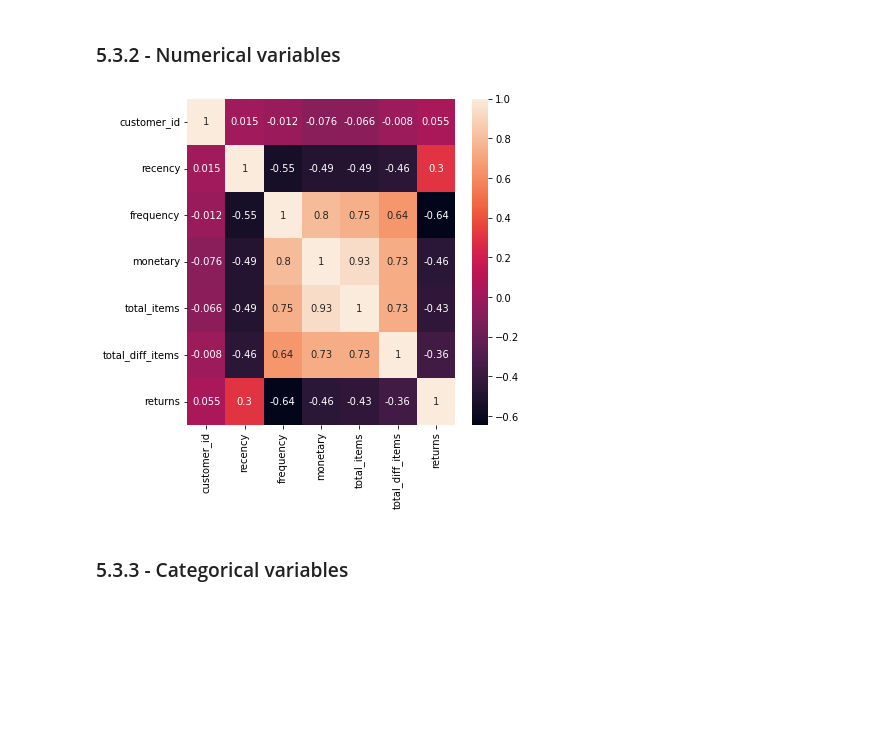
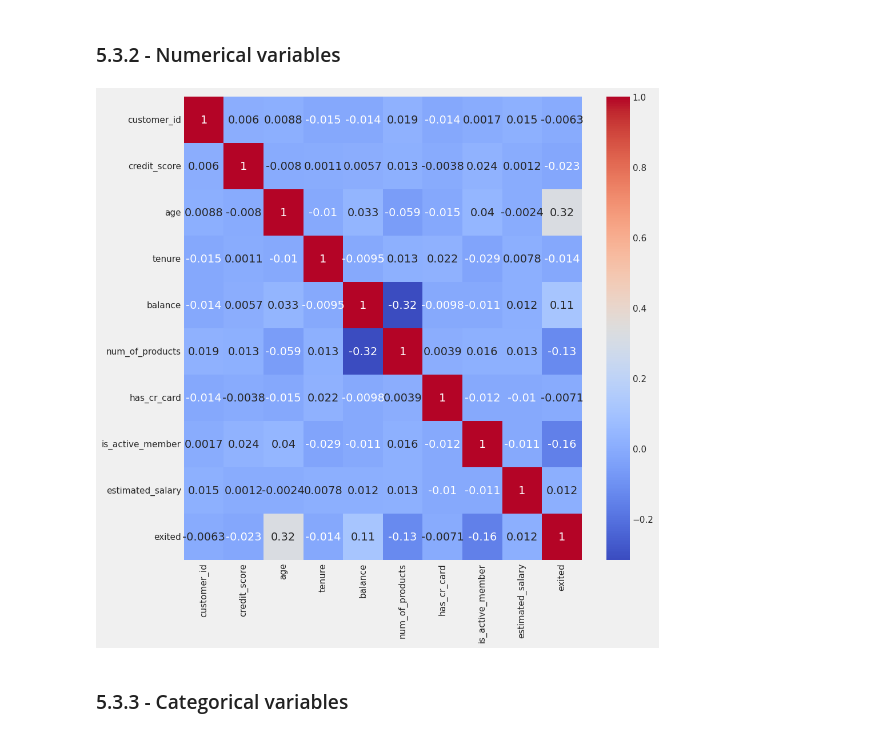
Before and after one commit to ds-gustavo-cunha/Indicium-Case, a Jupyter notebook: notebooks/0.0_gustavo-cunha_first_iteration.ipynb, the cells around one changed output. Saved outputs shown, nothing was run; the diff lists cells and outputs as text; code cells hidden in the pictures; blank space fills up the shorter version.

```diff
--- a/notebooks/0.0_gustavo-cunha_first_iteration.ipynb
+++ b/notebooks/0.0_gustavo-cunha_first_iteration.ipynb
@@ -620,15 +631,15 @@ sns.pairplot( df_eda, diag_kind = "kde" );
 ### 5.3.2 - Numerical variables
 # %%
 # calculate pearson correlation coefficient
-correlation = df_eda_ref.corr( method = 'spearman' )
+correlation = df_eda_num.corr( method = 'spearman' )
 
 # create figure and ax object
-fig, ax = plt.subplots( figsize = (6, 6) )
+fig, ax = plt.subplots( figsize = (10, 10) )
 
 # display heatmap of correlation on figure
-sns.heatmap( correlation, annot = True, ax = ax)
+sns.heatmap( correlation, annot = True, cmap="coolwarm", ax = ax)
 plt.yticks( rotation = 0 );
 # %% [output]
-[figure, old version]
+[figure, new version]
 # %% [markdown]
 ### 5.3.3 - Categorical variables
```
Also changed, not shown: parts of 23 cells of this notebook, 1 other file.
